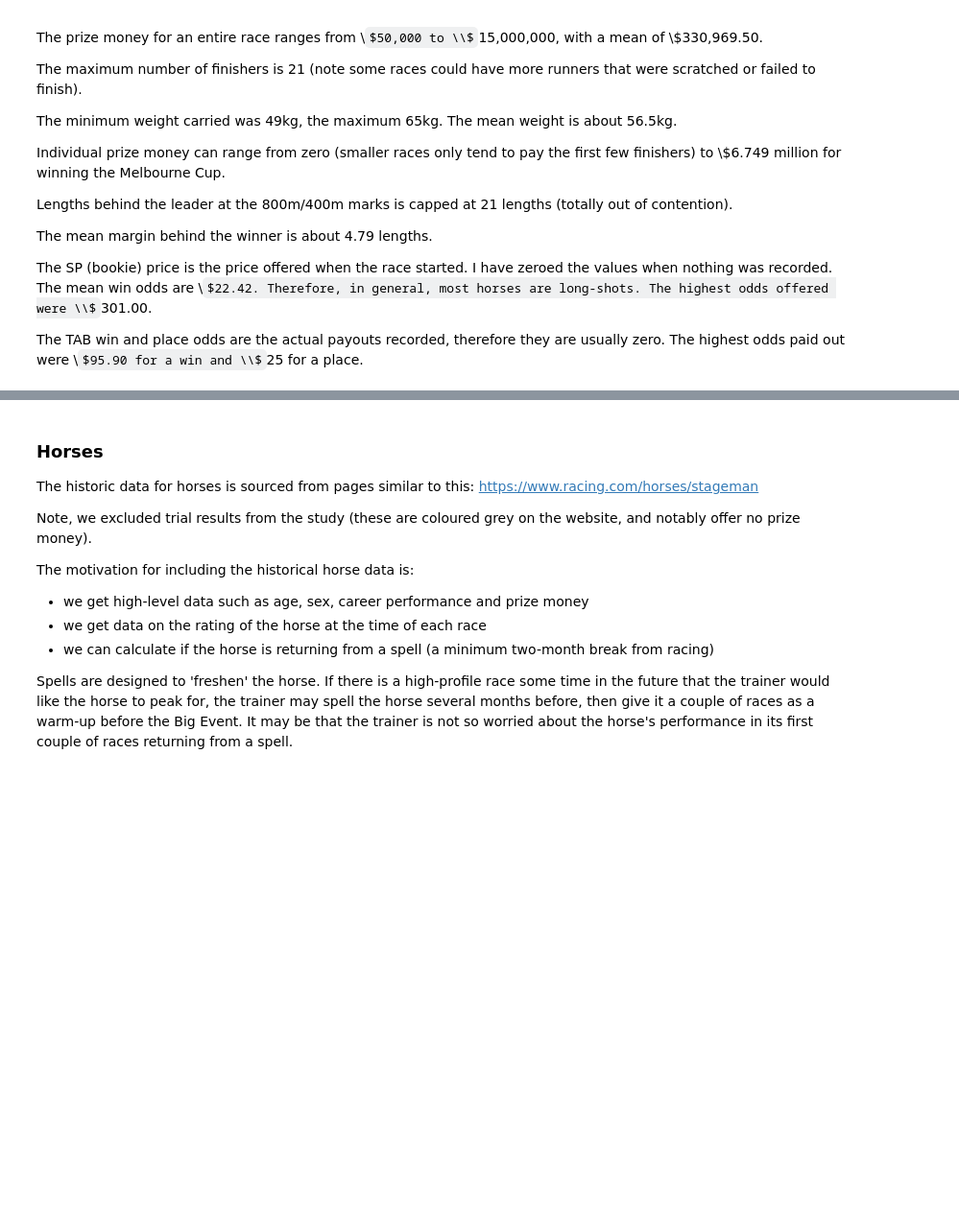
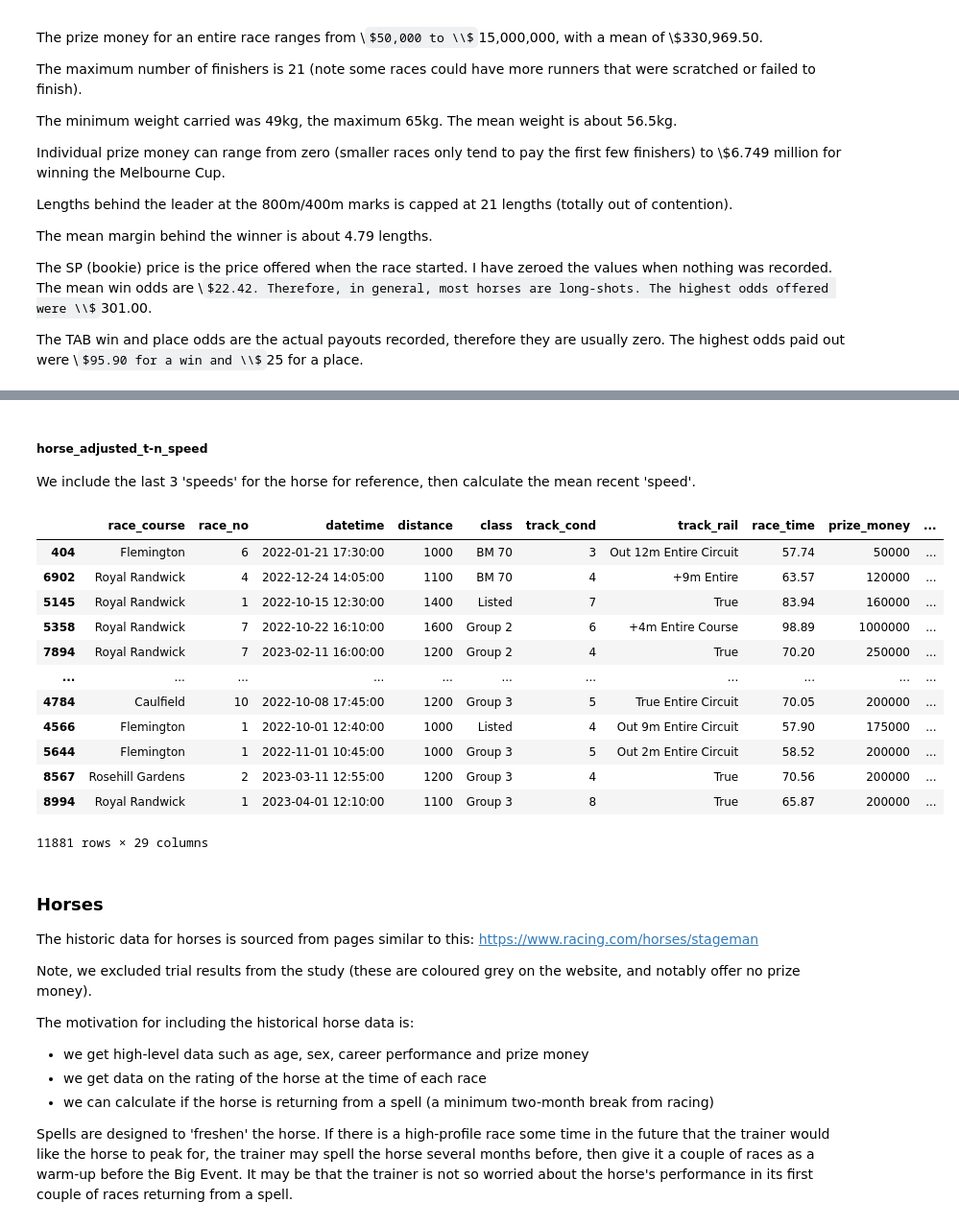
Before and after one commit to stripykitteh/horse_code, a Jupyter notebook: horse_racing_study.ipynb, the cells around one changed output, grey strips where cells are left out. Shown: that part at 96% size. Cells and saved outputs as stored; diff of their text form; code cells hidden in the pictures; some formulas as TeX source; blank space fills up the shorter version.

```diff
--- a/horse_racing_study.ipynb
+++ b/horse_racing_study.ipynb
@@ -305,3 +317,28 @@ df_races_prob
+# %% [markdown]
+##### horse_adjusted_t-n_speed
+
+We include the last 3 'speeds' for the horse for reference, then calculate the mean recent 'speed'.
+# %%
+df_races = df_races.sort_values(by=["horse_name", "datetime", "race_course", "race_no"])
+df_races["horse_adjusted_t-1_speed"] = df_races.groupby("horse_name")["horse_adjusted_t1_speed"].shift(1)
+df_races["horse_adjusted_t-2_speed"] = df_races.groupby("horse_name")["horse_adjusted_t1_speed"].shift(2)
+df_races["horse_adjusted_t-3_speed"] = df_races.groupby("horse_name")["horse_adjusted_t1_speed"].shift(3)
+
+df_races
+# %% [output]
+|  | race_course | race_no | datetime | distance | class | track_cond | track_rail | race_time | prize_money | ... |
+| 404 | Flemington | 6 | 2022-01-21 17:30:00 | 1000 | BM 70 | 3 | Out 12m Entire Circuit | 57.74 | 50000 | ... |
+| 6902 | Royal Randwick | 4 | 2022-12-24 14:05:00 | 1100 | BM 70 | 4 | +9m Entire | 63.57 | 120000 | ... |
+| 5145 | Royal Randwick | 1 | 2022-10-15 12:30:00 | 1400 | Listed | 7 | True | 83.94 | 160000 | ... |
+| 5358 | Royal Randwick | 7 | 2022-10-22 16:10:00 | 1600 | Group 2 | 6 | +4m Entire Course | 98.89 | 1000000 | ... |
+| 7894 | Royal Randwick | 7 | 2023-02-11 16:00:00 | 1200 | Group 2 | 4 | True | 70.20 | 250000 | ... |
+| ... | ... | ... | ... | ... | ... | ... | ... | ... | ... | ... |
+| 4784 | Caulfield | 10 | 2022-10-08 17:45:00 | 1200 | Group 3 | 5 | True Entire Circuit | 70.05 | 200000 | ... |
+| 4566 | Flemington | 1 | 2022-10-01 12:40:00 | 1000 | Listed | 4 | Out 9m Entire Circuit | 57.90 | 175000 | ... |
+| 5644 | Flemington | 1 | 2022-11-01 10:45:00 | 1000 | Group 3 | 5 | Out 2m Entire Circuit | 58.52 | 200000 | ... |
+| 8567 | Rosehill Gardens | 2 | 2023-03-11 12:55:00 | 1200 | Group 3 | 4 | True | 70.56 | 200000 | ... |
+| 8994 | Royal Randwick | 1 | 2023-04-01 12:10:00 | 1100 | Group 3 | 8 | True | 65.87 | 200000 | ... |
+11881 rows × 29 columns
 # %% [markdown]
 ### Horses
 
```
Also changed, not shown: parts of 49 cells of this notebook, 13 other files.
